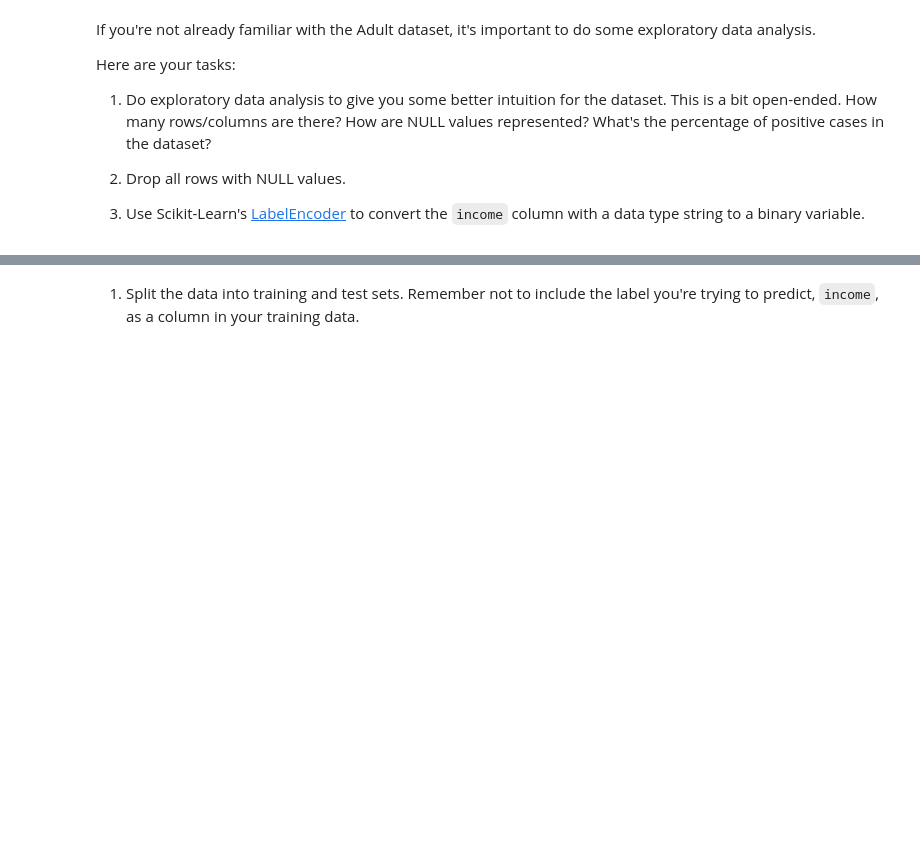
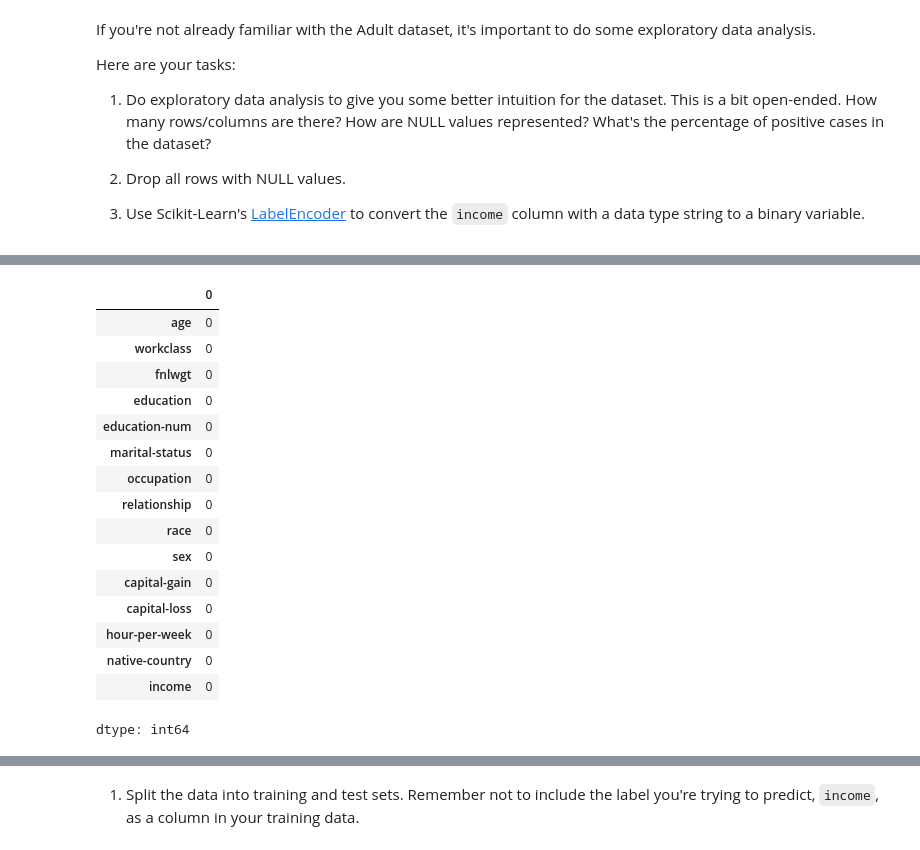
Before and after one commit to CTM-Data/springboard-ai, a Jupyter notebook: projects/24_Marquardt_MLE_MiniProject_Deep_Learning.ipynb, the cells around one changed output, grey strips where cells are left out. Drawn from its saved outputs; the diff is of its cells as text; code cells hidden in the pictures; blank space fills up the shorter version.

```diff
--- a/projects/24_Marquardt_MLE_MiniProject_Deep_Learning.ipynb
+++ b/projects/24_Marquardt_MLE_MiniProject_Deep_Learning.ipynb
@@ -64,5 +144,24 @@ Here are your tasks:
 # %%
 # Find all NULL values and drop them
+df.isnull().sum()
+# %% [output]
+|  | 0 |
+| age | 0 |
+| workclass | 0 |
+| fnlwgt | 0 |
+| education | 0 |
+| education-num | 0 |
+| marital-status | 0 |
+| occupation | 0 |
+| relationship | 0 |
+| race | 0 |
+| sex | 0 |
+| capital-gain | 0 |
+| capital-loss | 0 |
+| hour-per-week | 0 |
+| native-country | 0 |
+| income | 0 |
+dtype: int64
 # %%
 # Use Scikit-Learn's LabelEncoder to convert the income column with a data type
 # string to a binary variable.
```
Also changed, not shown: parts of 14 cells of this notebook.
